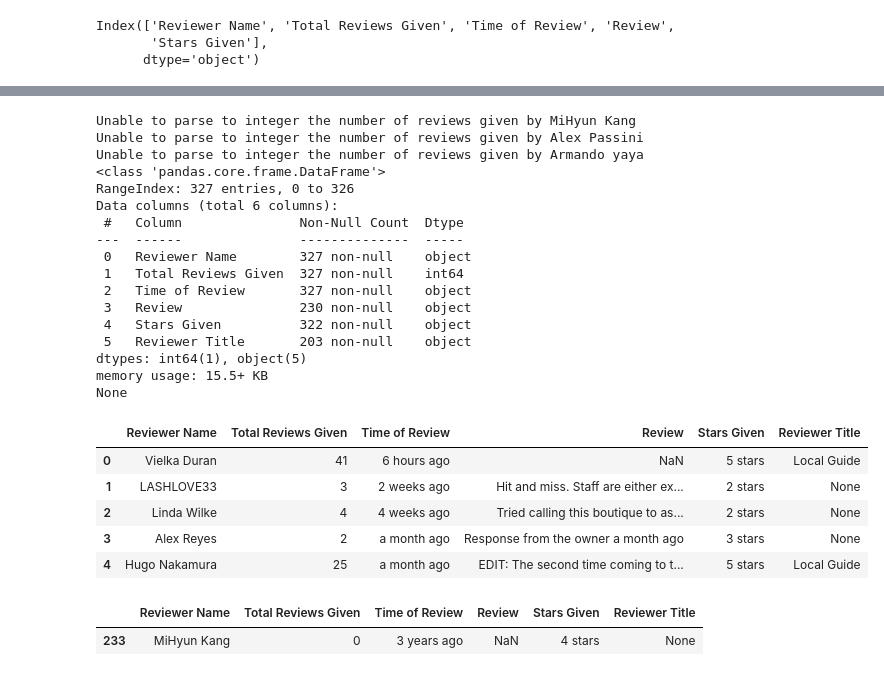
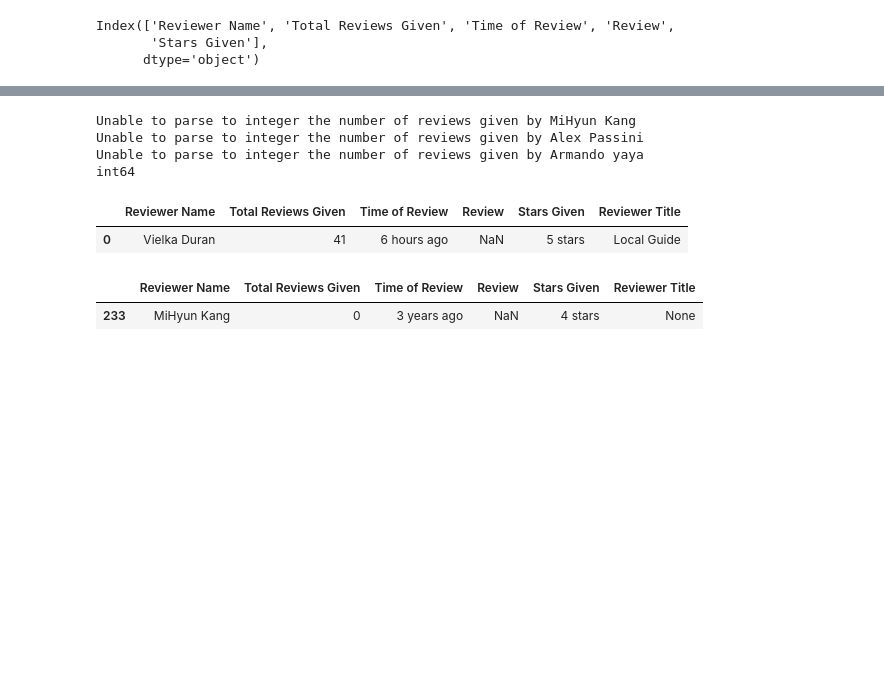
Before and after one commit to kjeshang/NespressoMetropolisCustomerReviewAnalysis, a Jupyter notebook: 2_DataCleaning.ipynb, the cells around one changed output, grey strips where cells are left out. Saved outputs shown, nothing was run; the diff lists cells and outputs as text; code cells hidden in the pictures; blank space fills up the shorter version.

```diff
--- a/2_DataCleaning.ipynb
+++ b/2_DataCleaning.ipynb
@@ -130,53 +123,36 @@ dfCleaned_reviews.head()
 # %%
 # Clean the 'Total Reviews Given' column
 def convert_totalReviewsGivenToNumeric(df):
     # Parse value in 'Total Reviews Given' column to numeric
     # and record which rows are unable to parse to numeric
     index_list = [];
     for i in df.index:
         try:
             df.loc[i, 'Total Reviews Given'] = int(df.loc[i, 'Total Reviews Given']);
         except ValueError:
             print(f"Unable to parse to integer the number of reviews given by {df.loc[i, 'Reviewer Name']}");
             index_list.append(i);
     # From the rows where the values in the 'Total Reviews Given' column
     # could not be parsed to numeric, remove any instance of ","
     # or equate the value to 0
     for i in index_list:
         if ',' in df.loc[i, 'Total Reviews Given']:
             df.loc[i, 'Total Reviews Given'] = df.loc[i, 'Total Reviews Given'].replace(',','');
         else:
             df.loc[i, 'Total Reviews Given'] = 0;
     df['Total Reviews Given'] = pd.to_numeric(df['Total Reviews Given']);
-    print(df.info());
     return df;
 
 dfCleaned_reviews = convert_totalReviewsGivenToNumeric(dfCleaned_reviews);
-dfCleaned_reviews.head()
+print(dfCleaned_reviews['Total Reviews Given'].dtype);
+dfCleaned_reviews.head(1)
 # %% [output]
 Unable to parse to integer the number of reviews given by MiHyun Kang
 Unable to parse to integer the number of reviews given by Alex Passini
 Unable to parse to integer the number of reviews given by Armando yaya
-<class 'pandas.core.frame.DataFrame'>
-RangeIndex: 327 entries, 0 to 326
-Data columns (total 6 columns):
- #   Column               Non-Null Count  Dtype
----  ------               --------------  -----
- 0   Reviewer Name        327 non-null    object
- 1   Total Reviews Given  327 non-null    int64
- 2   Time of Review       327 non-null    object
- 3   Review               230 non-null    object
- 4   Stars Given          322 non-null    object
- 5   Reviewer Title       203 non-null    object
-dtypes: int64(1), object(5)
-memory usage: 15.5+ KB
-None
+int64
 |  | Reviewer Name | Total Reviews Given | Time of Review | Review | Stars Given | Reviewer Title |
 | 0 | Vielka Duran | 41 | 6 hours ago | NaN | 5 stars | Local Guide |
-| 1 | LASHLOVE33 | 3 | 2 weeks ago | Hit and miss. Staff are either ex... | 2 stars | None |
-| 2 | Linda Wilke | 4 | 4 weeks ago | Tried calling this boutique to as... | 2 stars | None |
-| 3 | Alex Reyes | 2 | a month ago | Response from the owner a month ago | 3 stars | None |
-| 4 | Hugo Nakamura | 25 | a month ago | EDIT: The second time coming to t... | 5 stars | Local Guide |
 # %%
 # Check the rows where the 'Total Reviews Given' column value could not
 # initially be parsed to numeric had appropriate adjustments so that they later were
```
Also changed, not shown: parts of 13 cells of this notebook, 1 other file.
